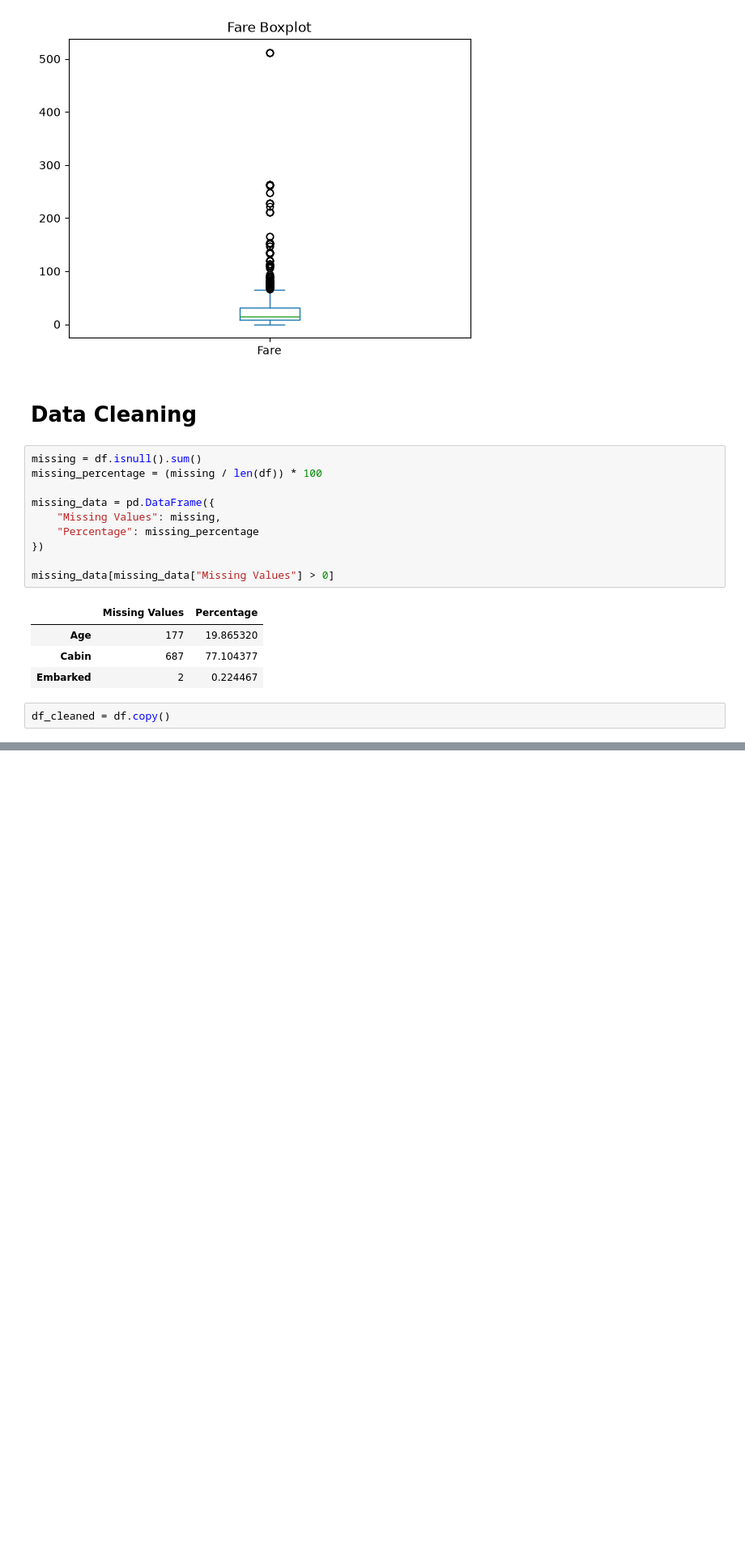
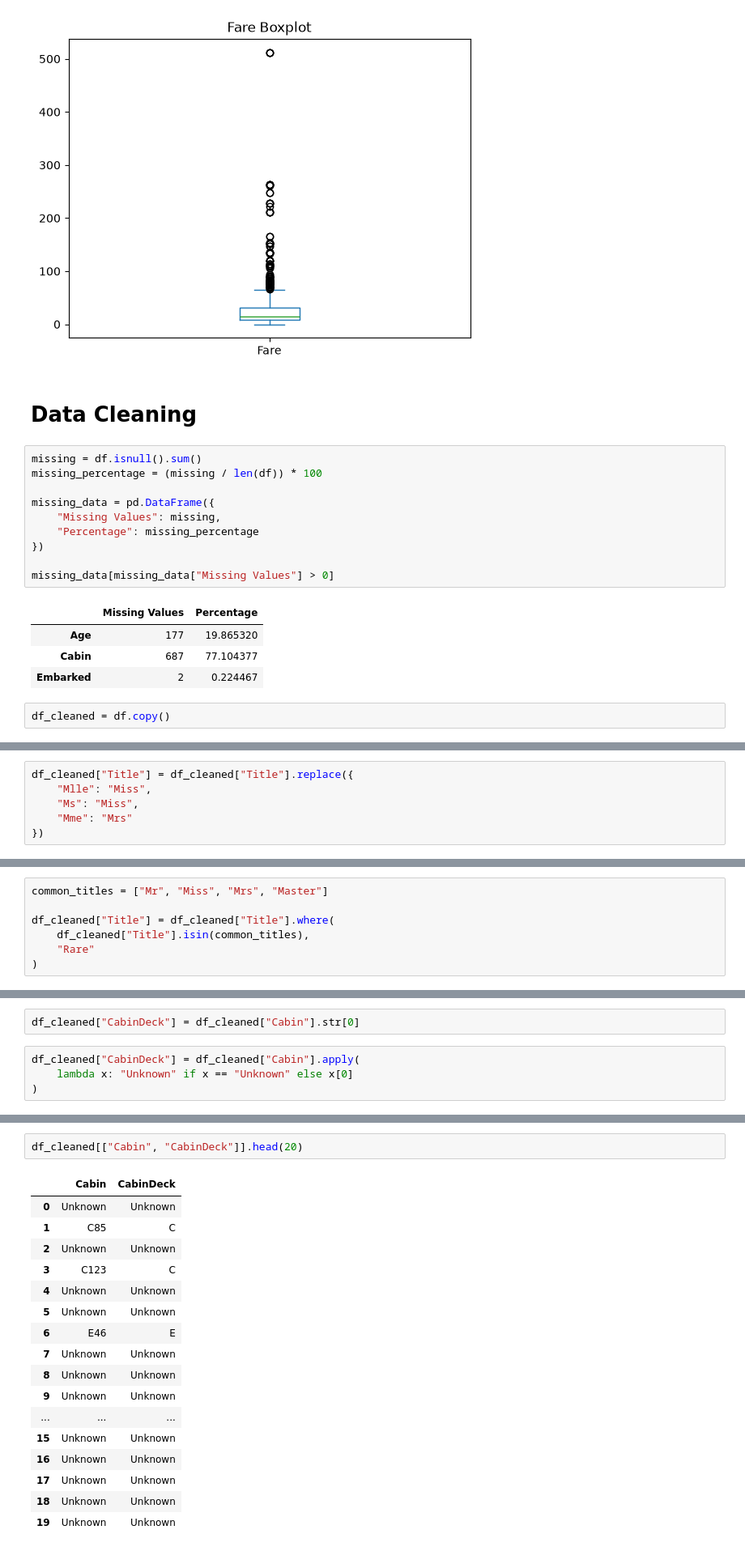
Before and after one commit to Omiiii04/Kaggle---Titanic---Machine-Learning-from-Disaster, a Jupyter notebook: Notebook.ipynb, the cells around one changed output, grey strips where cells are left out. Shown at 81% size. Drawn from its saved outputs; the diff is of its cells as text; blank space fills up the shorter version.

```diff
--- a/Notebook.ipynb
+++ b/Notebook.ipynb
@@ -446,0 +758,6 @@ df_cleaned = df.copy()
+# %%
+df_cleaned["Title"] = df_cleaned["Title"].replace({
+    "Mlle": "Miss",
+    "Ms": "Miss",
+    "Mme": "Mrs"
+})
@@ -446,0 +783,7 @@ df_cleaned = df.copy()
+# %%
+common_titles = ["Mr", "Miss", "Mrs", "Master"]
+
+df_cleaned["Title"] = df_cleaned["Title"].where(
+    df_cleaned["Title"].isin(common_titles),
+    "Rare"
+)
@@ -446,0 +810,6 @@ df_cleaned = df.copy()
+# %%
+df_cleaned["CabinDeck"] = df_cleaned["Cabin"].str[0]
+# %%
+df_cleaned["CabinDeck"] = df_cleaned["Cabin"].apply(
+    lambda x: "Unknown" if x == "Unknown" else x[0]
+)
@@ -446,0 +830,20 @@ df_cleaned = df.copy()
+# %%
+df_cleaned[["Cabin", "CabinDeck"]].head(20)
+# %% [output]
+|  | Cabin | CabinDeck |
+| 0 | Unknown | Unknown |
+| 1 | C85 | C |
+| 2 | Unknown | Unknown |
+| 3 | C123 | C |
+| 4 | Unknown | Unknown |
+| 5 | Unknown | Unknown |
+| 6 | E46 | E |
+| 7 | Unknown | Unknown |
+| 8 | Unknown | Unknown |
+| 9 | Unknown | Unknown |
+| ... | ... | ... |
+| 15 | Unknown | Unknown |
+| 16 | Unknown | Unknown |
+| 17 | Unknown | Unknown |
+| 18 | Unknown | Unknown |
+| 19 | Unknown | Unknown |
```
Also changed, not shown: parts of 70 cells of this notebook.
